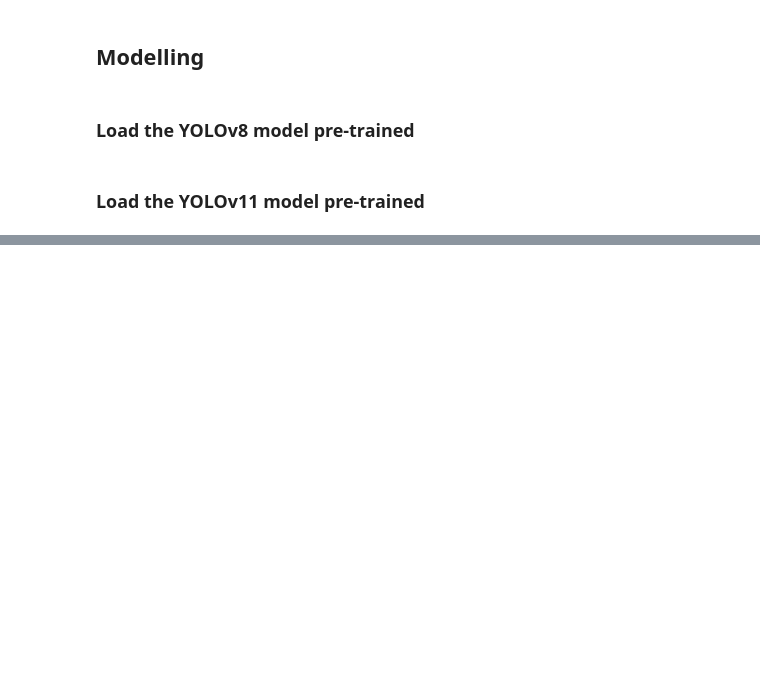
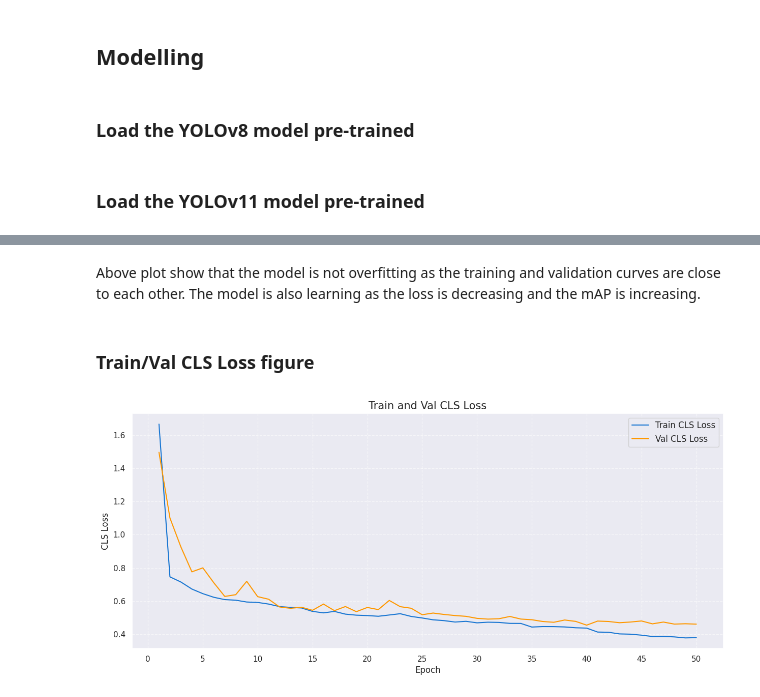
Before and after one commit to khangbkk23/Self-DrivingCarUsingDDPG, a Jupyter notebook: yolo_detect_object/realtime_detect_car/pipeline.ipynb, the cells around one changed output, grey strips where cells are left out. Saved outputs shown, nothing was run; the diff lists cells and outputs as text; code cells hidden in the pictures; blank space fills up the shorter version.

```diff
--- a/yolo_detect_object/realtime_detect_car/pipeline.ipynb
+++ b/yolo_detect_object/realtime_detect_car/pipeline.ipynb
@@ -291,0 +327,19 @@ Starting training for 50 epochs...
+# %% [markdown]
+Above plot show that the model is not overfitting as the training and validation curves are close to each other. The model is also learning as the loss is decreasing and the mAP is increasing.
+# %% [markdown]
+### Train/Val CLS Loss figure
+# %%
+plt.figure(figsize=(15, 6))
+plt.plot(range(1,epochs+1), results_df["train/cls_loss"],
+         label="Train CLS Loss", color="#1976d2")
+plt.plot(range(1,epochs+1), results_df["val/cls_loss"],
+         label="Val CLS Loss", color="#ff9800")
+plt.title("Train and Val CLS Loss", fontsize=15)
+plt.xlabel("Epoch", fontsize=12)
+plt.ylabel("CLS Loss", fontsize=12)
+plt.xticks(range(0,epochs+1,epochs//10))
+plt.legend(fontsize=12)
+plt.grid(True, linestyle="--", alpha=0.6)
+plt.show()
+# %% [output]
+[figure, added]
```
Also changed, not shown: parts of 8 cells of this notebook, 17 other files.
